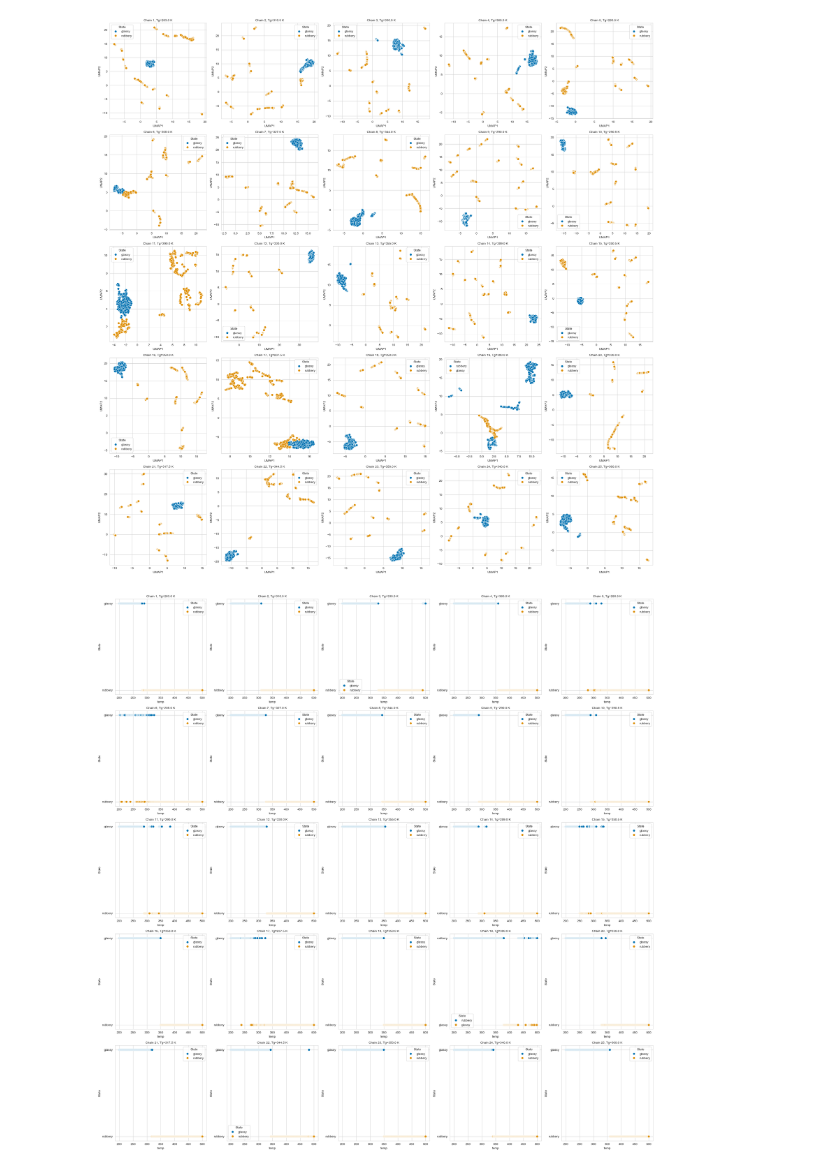
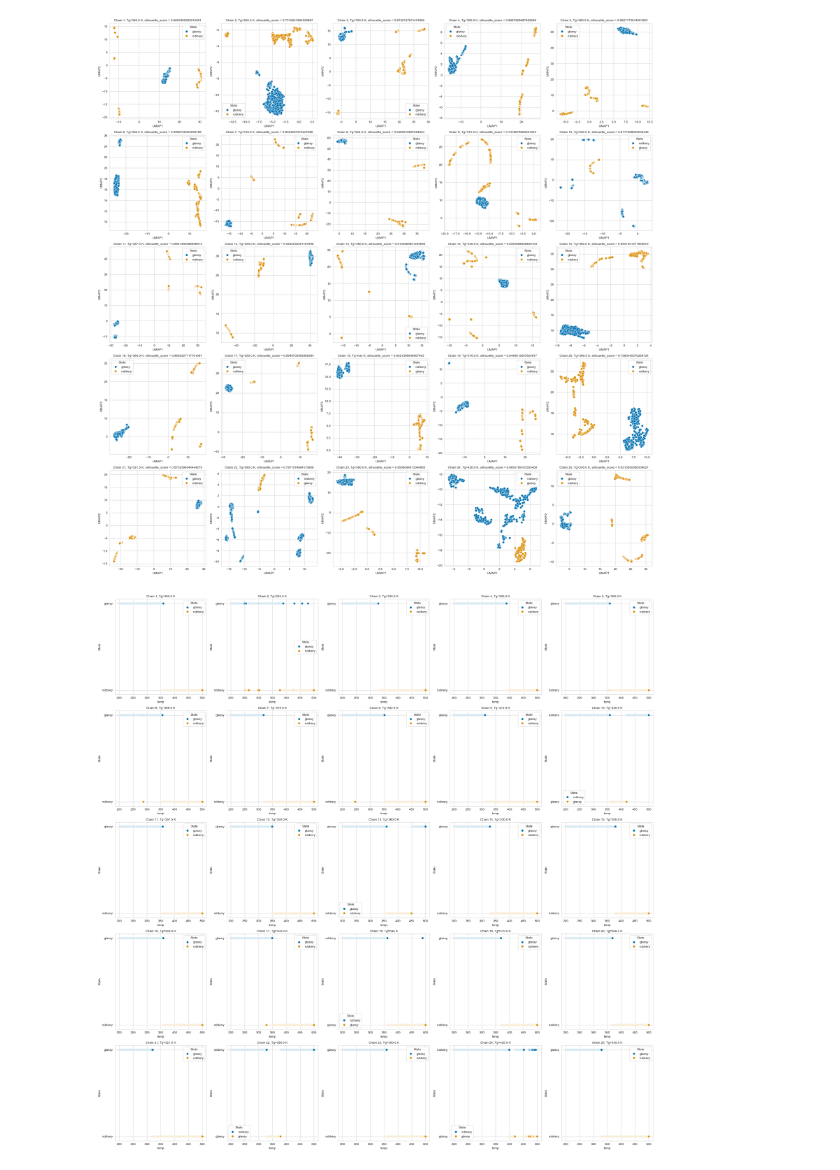
Before and after one commit to matta-research-group/glass_transition_paper, a Jupyter notebook: sample_data_analysis/polydisperse_sample_visualization.ipynb, the cells around one changed output. Saved outputs shown, nothing was run; the diff lists cells and outputs as text; code cells hidden in the pictures.

```diff
--- a/sample_data_analysis/polydisperse_sample_visualization.ipynb
+++ b/sample_data_analysis/polydisperse_sample_visualization.ipynb
@@ -27,32 +23,43 @@ csv_files.sort(key=lambda x: int(re.search(r'\d+', x).group()))
+# %%
+# Import summary table of best silhouette score and cluster number results
+best_results = pd.read_csv('best_cluster_results.csv')
+# find all csv files corresponding to the best silhouette score and cluster number results
+best_csv_files = []
+for i in range(len(best_results)):
+    cluster_num = best_results['best_n_clusters'][i]
+    silhouette_score = best_results['best_silhouette_score'][i]
+    # find csv files that match the cluster number and silhouette score
+    best_csv_files.append(f'chain_{i}_clusters_{cluster_num}.csv')
 # %%
 # Plot clustering results over UMAP projection
 fig, axes = plt.subplots(5, 5, figsize=(25, 25))
 axes = axes.flatten()
 
-for idx, i in enumerate(csv_files[:25]): # to eliminate all chains Tg mean values file (for now)
-    tg = pd.read_csv('all_chains.csv').iloc[idx]['Tg']
+for idx, i in enumerate(best_csv_files):
+    tg = best_results.iloc[idx]['best_Tg']
+    sil_score = best_results.iloc[idx]['best_silhouette_score']
     temp_df = pd.read_csv(i)
     temp_df['temp'] = np.arange(200, 500.5, 0.5)
     temp_df.set_index('temp', inplace=True)
 
     ax = axes[idx]
     sns.scatterplot(data=temp_df, x='UMAP1', y='UMAP2', hue='State', palette='colorblind', s=50, ax=ax)
-    ax.set_title(f'Chain {idx+1}, Tg={tg} K', fontsize=10)
+    ax.set_title(f'Chain {idx+1}, Tg={tg} K, silhouette_score = {sil_score}', fontsize=10)
 
-for ax in axes[len(csv_files[:25]):]:
+for ax in axes[len(best_csv_files[:25]):]:
     ax.axis('off')
 
 plt.tight_layout()
 plt.show()
 # %% [output]
-[figure, old version]
+[figure, new version]
 # %%
 # Plot clustering results vs. temperature
 fig, axes = plt.subplots(5, 5, figsize=(25, 25))
 axes = axes.flatten()
 
-for idx, i in enumerate(csv_files[:25]):  # to eliminate all chains Tg mean values file (for now)
-    tg = pd.read_csv('all_chains.csv').iloc[idx]['Tg']
+for idx, i in enumerate(best_csv_files):
+    tg = best_results.iloc[idx]['best_Tg']
     temp_df = pd.read_csv(i)
     temp_df['temp'] = np.arange(200, 500.5, 0.5)
     temp_df.set_index('temp', inplace=True)
@@ -62,13 +69,13 @@ for idx, i in enumerate(csv_files[:25]):  # to eliminate all chains Tg mean valu
     ax.set_title(f'Chain {idx+1}, Tg={tg} K', fontsize=10)  # Add a title to each subplot
 
 # Remove any unused subplots
-for ax in axes[len(csv_files[:25]):]:
+for ax in axes[len(best_csv_files):]:
     ax.axis('off')
 
 plt.tight_layout()  # Adjust layout to prevent overlap
 plt.show()
 # %% [output]
-[figure, old version]
+[figure, new version]
 # %%
 # Plot Tg value spread in melt
 # Load the Tg values
```
Also changed, not shown: parts of 3 cells of this notebook, 1 other file.
